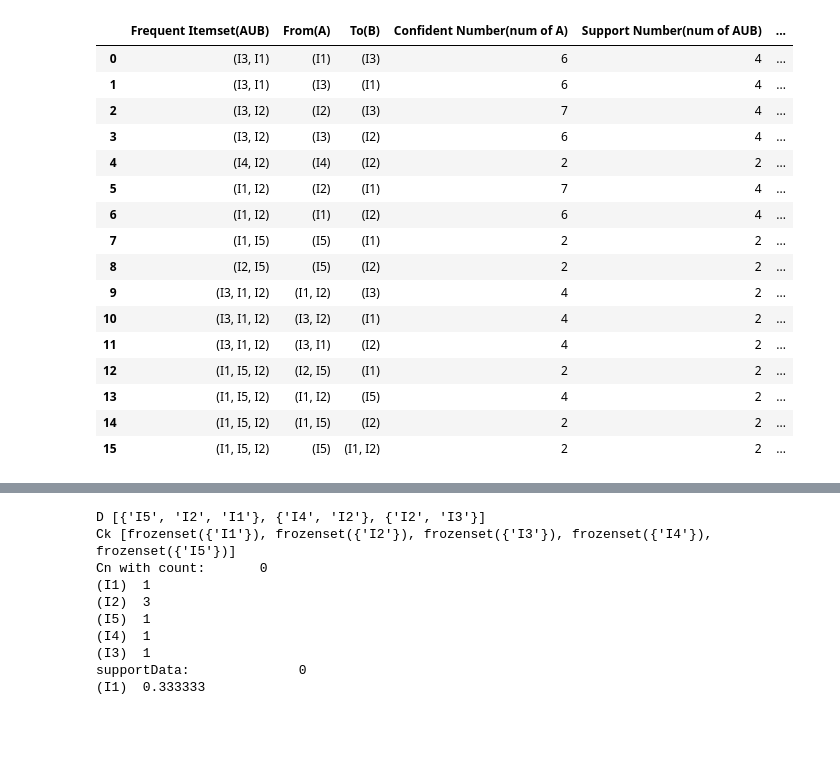
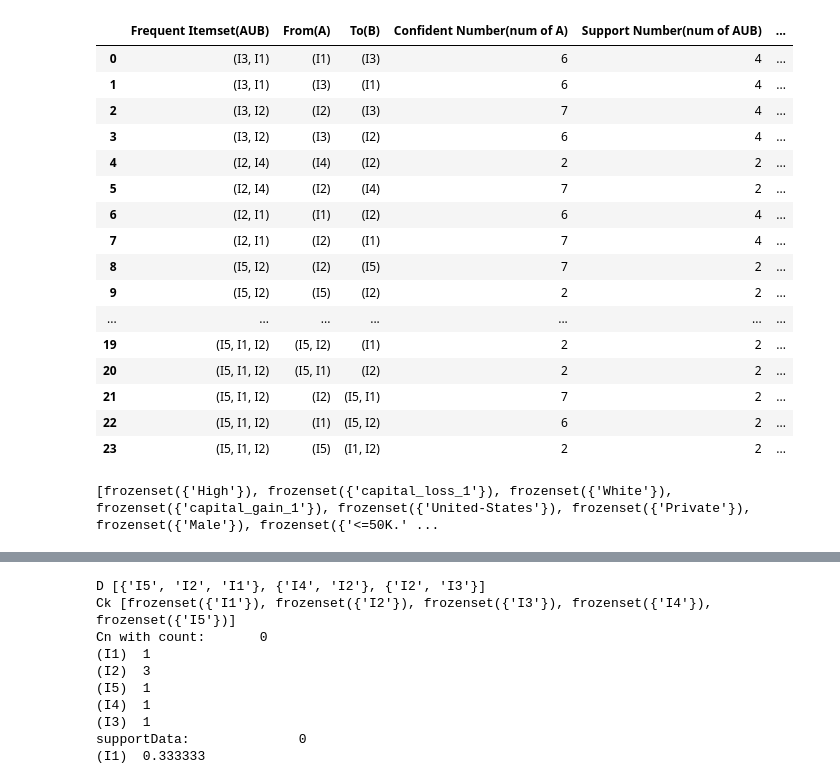
Before and after one commit to wlwlct/FP-and-APRIORI, a Jupyter notebook: DebugUpdate Apriori.ipynb, the cells around one changed output, grey strips where cells are left out. Saved outputs shown, nothing was run; the diff lists cells and outputs as text; code cells hidden in the pictures; blank space fills up the shorter version.

```diff
--- a/DebugUpdate Apriori.ipynb
+++ b/DebugUpdate Apriori.ipynb
@@ -1,3 +1,10 @@
+# %%
+simpDat=[]
+with open('/Users/livi/Documents/2020 Fall/data mining/Project 1/FP-and-APRIORI/Example_data.txt', 'r') as f:
+    for line in f.readlines():
+        L=line.split(',')
+        L[-1]=L[-1].replace('\n','')
+        simpDat.append(L)
 # %%
 import pandas as pd
 import itertools
@@ -193,20 +242,20 @@ if __name__ == "__main__":
 # %%
-printrules(rules,len(dataSet))
+printrules(rules,len(simpDat))
 # %% [output]
 |  | Frequent Itemset(AUB) | From(A) | To(B) | Confident Number(num of A) | Support Number(num of AUB) | ... |
 | 0 | (I3, I1) | (I1) | (I3) | 6 | 4 | ... |
 | 1 | (I3, I1) | (I3) | (I1) | 6 | 4 | ... |
 | 2 | (I3, I2) | (I2) | (I3) | 7 | 4 | ... |
 | 3 | (I3, I2) | (I3) | (I2) | 6 | 4 | ... |
-| 4 | (I4, I2) | (I4) | (I2) | 2 | 2 | ... |
-| 5 | (I1, I2) | (I2) | (I1) | 7 | 4 | ... |
-| 6 | (I1, I2) | (I1) | (I2) | 6 | 4 | ... |
-| 7 | (I1, I5) | (I5) | (I1) | 2 | 2 | ... |
-| 8 | (I2, I5) | (I5) | (I2) | 2 | 2 | ... |
-| 9 | (I3, I1, I2) | (I1, I2) | (I3) | 4 | 2 | ... |
-| 10 | (I3, I1, I2) | (I3, I2) | (I1) | 4 | 2 | ... |
-| 11 | (I3, I1, I2) | (I3, I1) | (I2) | 4 | 2 | ... |
-| 12 | (I1, I5, I2) | (I2, I5) | (I1) | 2 | 2 | ... |
-| 13 | (I1, I5, I2) | (I1, I2) | (I5) | 4 | 2 | ... |
-| 14 | (I1, I5, I2) | (I1, I5) | (I2) | 2 | 2 | ... |
-| 15 | (I1, I5, I2) | (I5) | (I1, I2) | 2 | 2 | ... |
+| 4 | (I2, I4) | (I4) | (I2) | 2 | 2 | ... |
+| 5 | (I2, I4) | (I2) | (I4) | 7 | 2 | ... |
+| 6 | (I2, I1) | (I1) | (I2) | 6 | 4 | ... |
+| 7 | (I2, I1) | (I2) | (I1) | 7 | 4 | ... |
+| 8 | (I5, I2) | (I2) | (I5) | 7 | 2 | ... |
+| 9 | (I5, I2) | (I5) | (I2) | 2 | 2 | ... |
+| ... | ... | ... | ... | ... | ... | ... |
+| 19 | (I5, I1, I2) | (I5, I2) | (I1) | 2 | 2 | ... |
+| 20 | (I5, I1, I2) | (I5, I1) | (I2) | 2 | 2 | ... |
+| 21 | (I5, I1, I2) | (I2) | (I5, I1) | 7 | 2 | ... |
+| 22 | (I5, I1, I2) | (I1) | (I5, I2) | 6 | 2 | ... |
+| 23 | (I5, I1, I2) | (I5) | (I1, I2) | 2 | 2 | ... |
@@ -212,0 +265,4 @@ printrules(rules,len(dataSet))
+# %%
+print(LI[0])
+# %% [output]
+[frozenset({'High'}), frozenset({'capital_loss_1'}), frozenset({'White'}), frozenset({'capital_gain_1'}), frozenset({'United-States'}), frozenset({'Private'}), frozenset({'Male'}), frozenset({'<=50K.' ...
```
Also changed, not shown: parts of 4 cells of this notebook, 1 other file.
